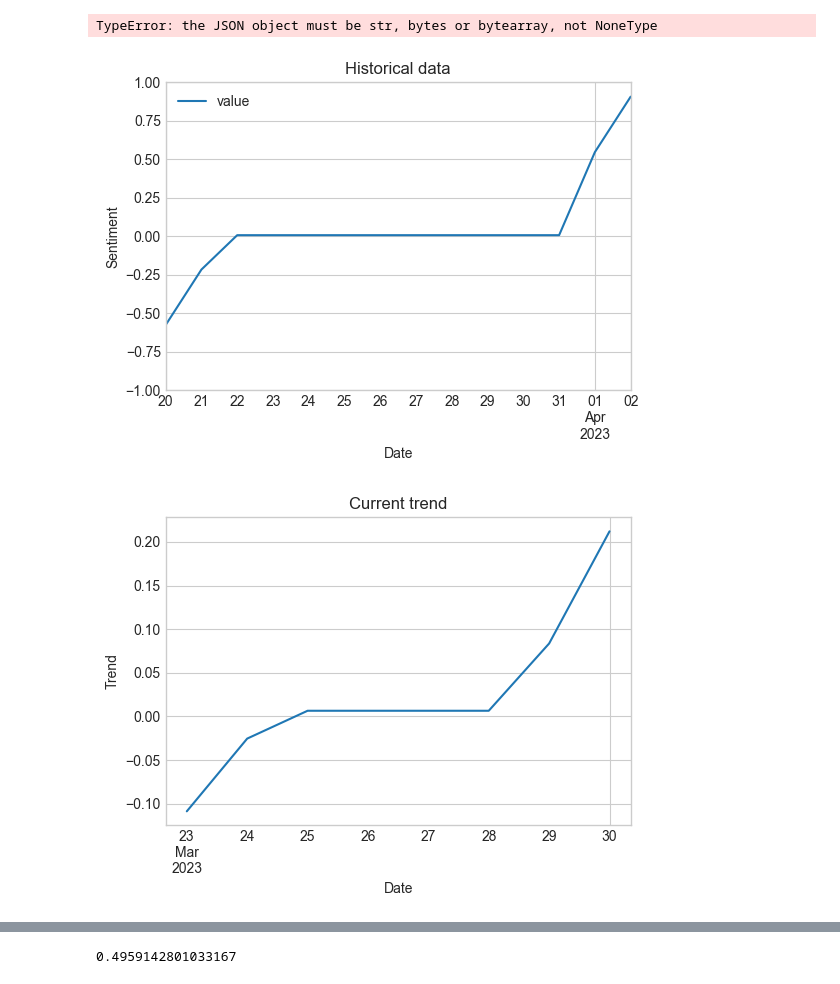
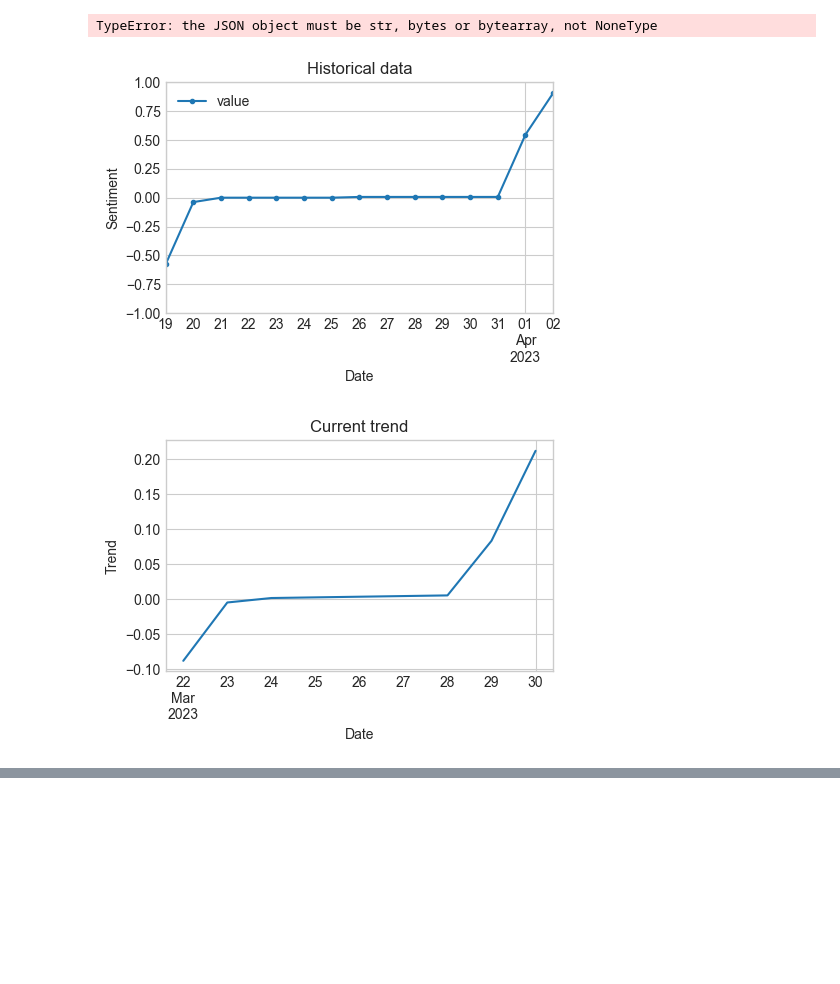
Before and after one commit to TomiukQT/diploma-thesis, a Jupyter notebook: src/main.ipynb, the cells around one changed output, grey strips where cells are left out. Drawn from its saved outputs; the diff is of its cells as text; code cells hidden in the pictures; blank space fills up the shorter version.

```diff
--- a/src/main.ipynb
+++ b/src/main.ipynb
@@ -486,12 +486,12 @@ test_messages = [
     Message('vůbec nevim, proč sem pořád chodí, příště ho vyhodíme oknem', 'USER3', '1680028430.580102', []),
     Message('vůbec nevim, proč sem pořád chodí, příště ho vyhodíme oknem', 'USER3', '1679942030.580102', []),
     Message('vůbec nevim, proč sem pořád chodí, příště ho vyhodíme oknem', 'USER3', '1679855630.580102', []),
-    Message('vůbec nevim, proč sem pořád chodí, příště ho vyhodíme oknem', 'USER3', '1679772830.580102', []),
-    Message('vůbec nevim, proč sem pořád chodí, příště ho vyhodíme oknem', 'USER3', '1679686430.580102', []),
-    Message('vůbec nevim, proč sem pořád chodí, příště ho vyhodíme oknem', 'USER3', '1679600030.580102', []),
-    Message('vůbec nevim, proč sem pořád chodí, příště ho vyhodíme oknem', 'USER3', '1679513630.580102', []),
-    Message('bad ugly i hate this', 'USER2', '1679427230.580102', [Reaction('smiley', 5)]),
-    Message('bad ugly i hate this', 'USER2', '1679340830.580102', [Reaction('face_vomiting', 5)])
+    Message('vůbec nevim, proč sem pořád chodí, příště ho vyhodíme oknem', 'USER3', '1679340830.580102', []),
+    Message('vůbec nevim, proč sem pořád chodí, příště ho vyhodíme oknem', 'USER3', '1679340830.580102', []),
+    Message('vůbec nevim, proč sem pořád chodí, příště ho vyhodíme oknem', 'USER3', '1679340830.580102', []),
+    Message('vůbec nevim, proč sem pořád chodí, příště ho vyhodíme oknem', 'USER3', '1679340830.580102', []),
+    Message('bad ugly i hate this', 'USER2', '1679340830.580102', [Reaction('smiley', 5)]),
+    Message('bad ugly i hate this', 'USER2', '1679180830.580102', [Reaction('face_vomiting', 5)])
 ]
 
 test_messages2 = test_messages.copy()
@@ -524,15 +524,15 @@ x_label = 'Date'
 y_label = 'Sentiment'
 trend_data = trend
 predictions_data = prediction_data
-data = date_indexed_data
+data = date_indexed_data.resample('D').mean().fillna(0)
 from matplotlib.dates import DateFormatter, AutoDateFormatter, AutoDateLocator
 
-figsize = (6, 4)
-plt.style.use('seaborn-whitegrid')
+figsize = (5, 3)
+plt.style.use('seaborn-v0_8-whitegrid')
 # SENTIMENT
 fig, ax = plt.subplots(figsize=figsize)
 plt.ylim(-1,1)
-data.plot(ax=ax, label='Sentiment')
+data.plot(ax=ax, label='Sentiment', marker='.')
 
 # Labels
 ax.set_xlabel('Date')
@@ -544,34 +544,35 @@ fig, ax = plt.subplots(figsize=figsize)
 if len(trend_data) == 0:
     ax.text(0.5, 0.5, "No data", fontsize=20)
 else:
-    trend_data.plot(ax=ax)
+    pd.Series(trend_data).plot(ax=ax)
     #ax.plot(trend_data.index, trend_data, linestyle='solid')
     #plt.gcf().autofmt_xdate()
     ax.set_xlabel("Date")
     ax.set_ylabel("Trend")
     ax.set_title("Current trend")
     ax.axis('tight')
 
 # PREDICTIONS
 fig, ax = plt.subplots(figsize=figsize)
 plt.ylim(-1,1)
 if predictions_data is None or len(predictions_data) == 0:
     pd.Series([-1, 0, 1]).plot(ax=ax)
 
 data_len = len(data)
 
 predictions, original = predictions_data
-predictions.predicted_mean[data_len-1:].plot(label='predictions', ax=ax)
+predictions.predicted_mean[data_len-1:].plot(label='predictions', marker='.', ax=ax)
 ci = predictions.conf_int()
 ci[data_len-1:].plot(color='grey', ax=ax)
+original[-2:].plot(label='orig_data', marker='.', ax=ax)
 plt.legend()
 
 ax.set_xlabel("Date")
 ax.set_ylabel("Prediction")
 ax.set_title("Prediction")
 ax.set_ylim(-1, 1)
 
 plt.show()
 # %% [output]
-[figure, old version]
+[figure, new version]
-[figure, old version]
+[figure, new version]
@@ -579,4 +582,2 @@ plt.show()
 # %%
-analyzer.analyze_sentence('beautiful ' * 5)
+analyzer.analyze_sentence('beautiful ' * 55 + 'hate ' * 50)
-# %% [output]
-0.4959142801033167
```
Also changed, not shown: parts of 2 cells of this notebook, 9 other files.
